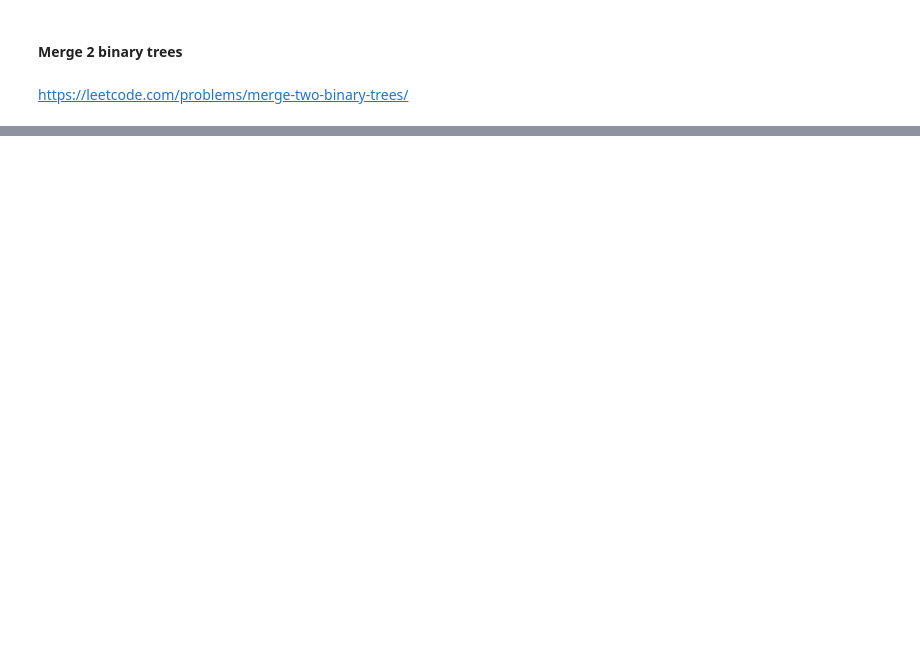
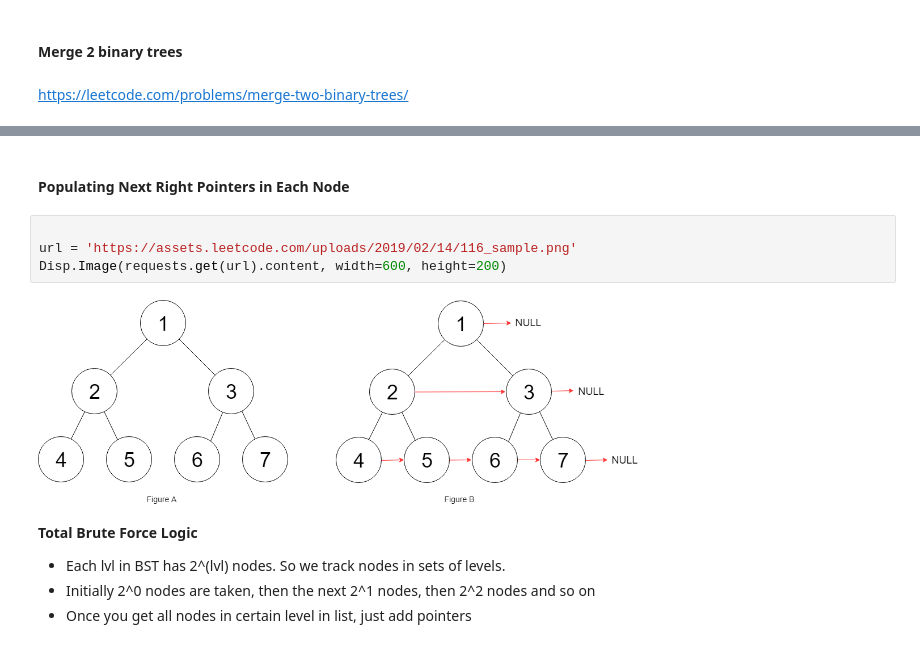
Before and after one commit to AshishSalaskar1/DS_Algo_Playground, a Jupyter notebook: Track/Striver_DSA_Sheet.ipynb, the cells around one changed output, grey strips where cells are left out. Cells and saved outputs as stored; diff of their text form; blank space fills up the shorter version.

```diff
--- a/Track/Striver_DSA_Sheet.ipynb
+++ b/Track/Striver_DSA_Sheet.ipynb
@@ -1166,0 +1245,14 @@ https://leetcode.com/problems/merge-two-binary-trees/
+# %% [markdown]
+####  Populating Next Right Pointers in Each Node
+# %%
+
+url = 'https://assets.leetcode.com/uploads/2019/02/14/116_sample.png'
+Disp.Image(requests.get(url).content, width=600, height=200)
+# %% [output]
+[figure, added]
+# %% [markdown]
+**Total Brute Force Logic** <br>
+
+- Each lvl in BST has 2^(lvl) nodes. So we track nodes in sets of levels. <br>
+- Initially 2^0 nodes are taken, then the next 2^1 nodes, then 2^2 nodes and so on<br>
+- Once you get all nodes in certain level in list, just add pointers<br>
```
Also changed, not shown: parts of 10 cells of this notebook.
